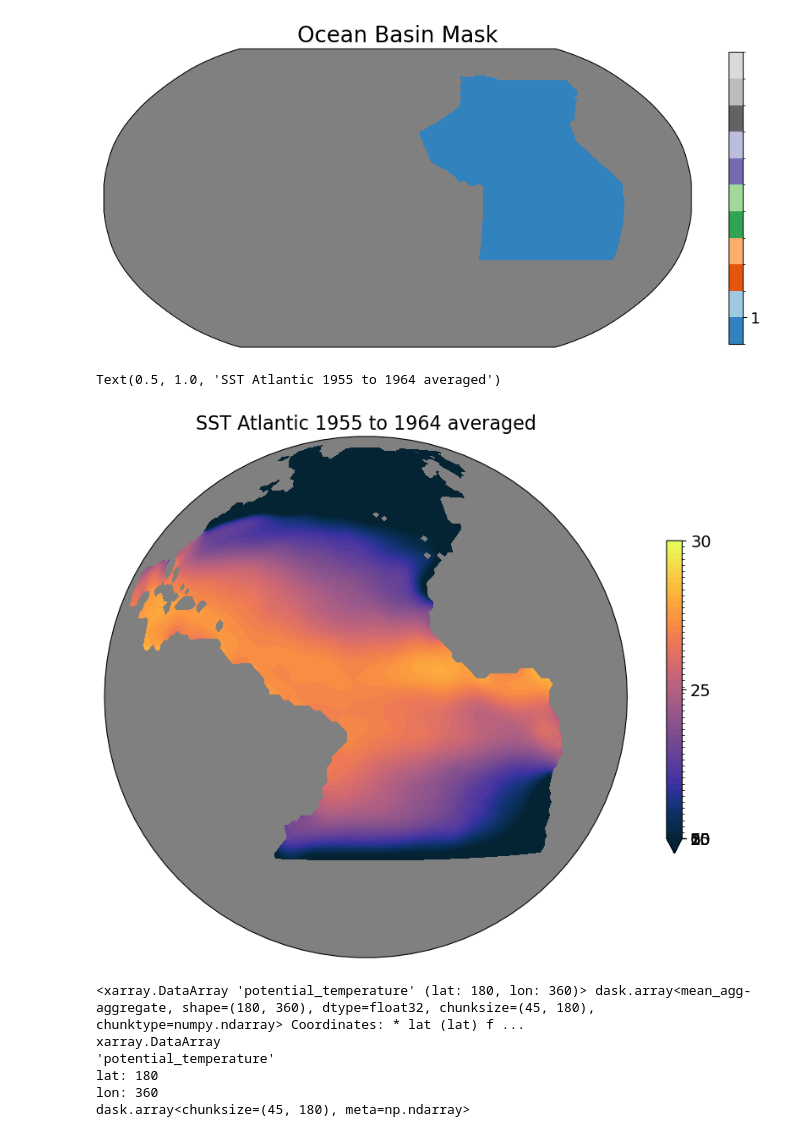
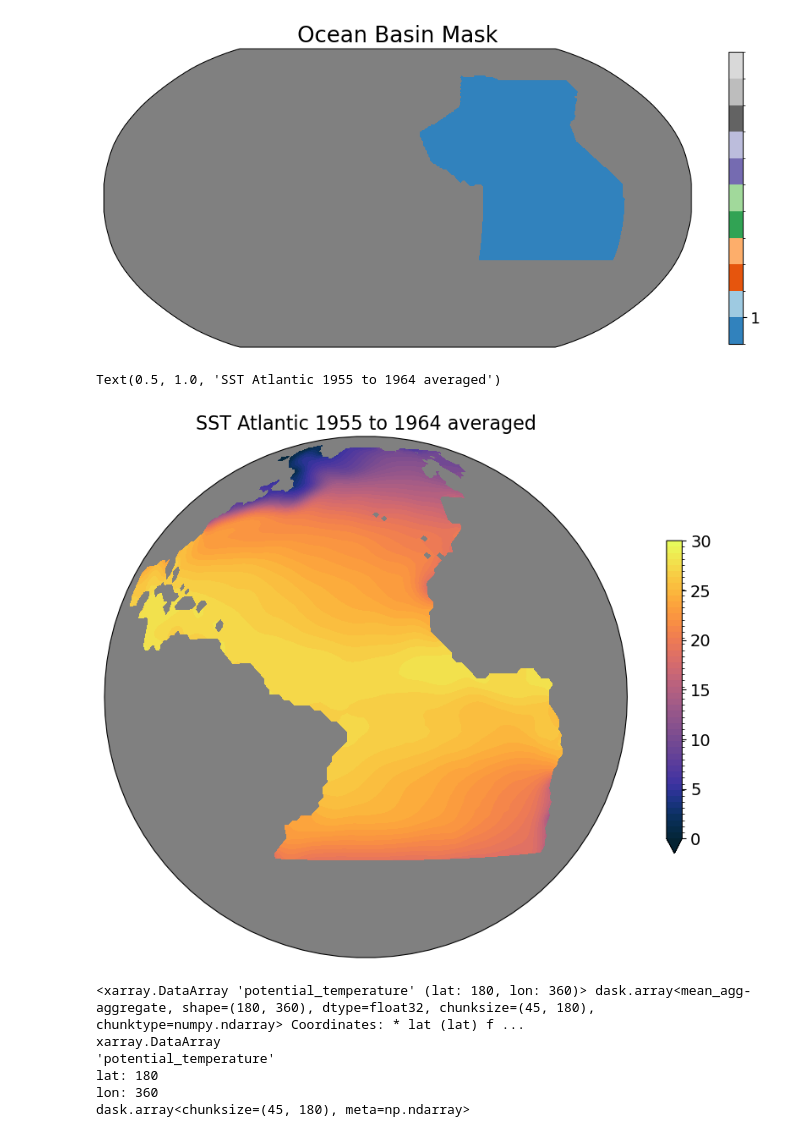
Before and after one commit to EES-3506-5506/Kelly_FinalPrG1, a Jupyter notebook: notebooks/KellyFinalPr-Copy1.ipynb, the cells around one changed output. Saved outputs shown, nothing was run; the diff lists cells and outputs as text; code cells hidden in the pictures.

```diff
--- a/notebooks/KellyFinalPr-Copy1.ipynb
+++ b/notebooks/KellyFinalPr-Copy1.ipynb
@@ -126,22 +126,22 @@ Text(0.5, 1.0, 'Ocean Basin Mask')
 # %%
 subplot_kws = dict(projection=ccrs.Geostationary(central_longitude=-30),facecolor='grey')
 
 plt.figure(figsize=[12,8])
 
 p = woa18_1955_64_atlantic.isel(depth=0).plot.contourf(x='lon',y='lat',
                          cmap=cmocean.cm.thermal,
-                         vmin=20,vmax=30,levels=50,
+                         vmin=0,vmax=30,levels=50,
                          subplot_kws = subplot_kws,
                          transform=ccrs.PlateCarree(),
                          add_colorbar=False)
 
 # add separate colorbar
 cb = plt.colorbar(p, ticks=[0,5,10,15,20,25,30], shrink=0.6)
 cb.ax.tick_params(labelsize=14)
 plt.title("SST Atlantic 1955 to 1964 averaged",fontsize=16)
 # %% [output]
 Text(0.5, 1.0, 'SST Atlantic 1955 to 1964 averaged')
-[figure, old version]
+[figure, new version]
 # %%
  woa18_1955_64_atlantic.isel(depth=0).mean
 # %%
```
Also changed, not shown: parts of 26 cells of this notebook.
